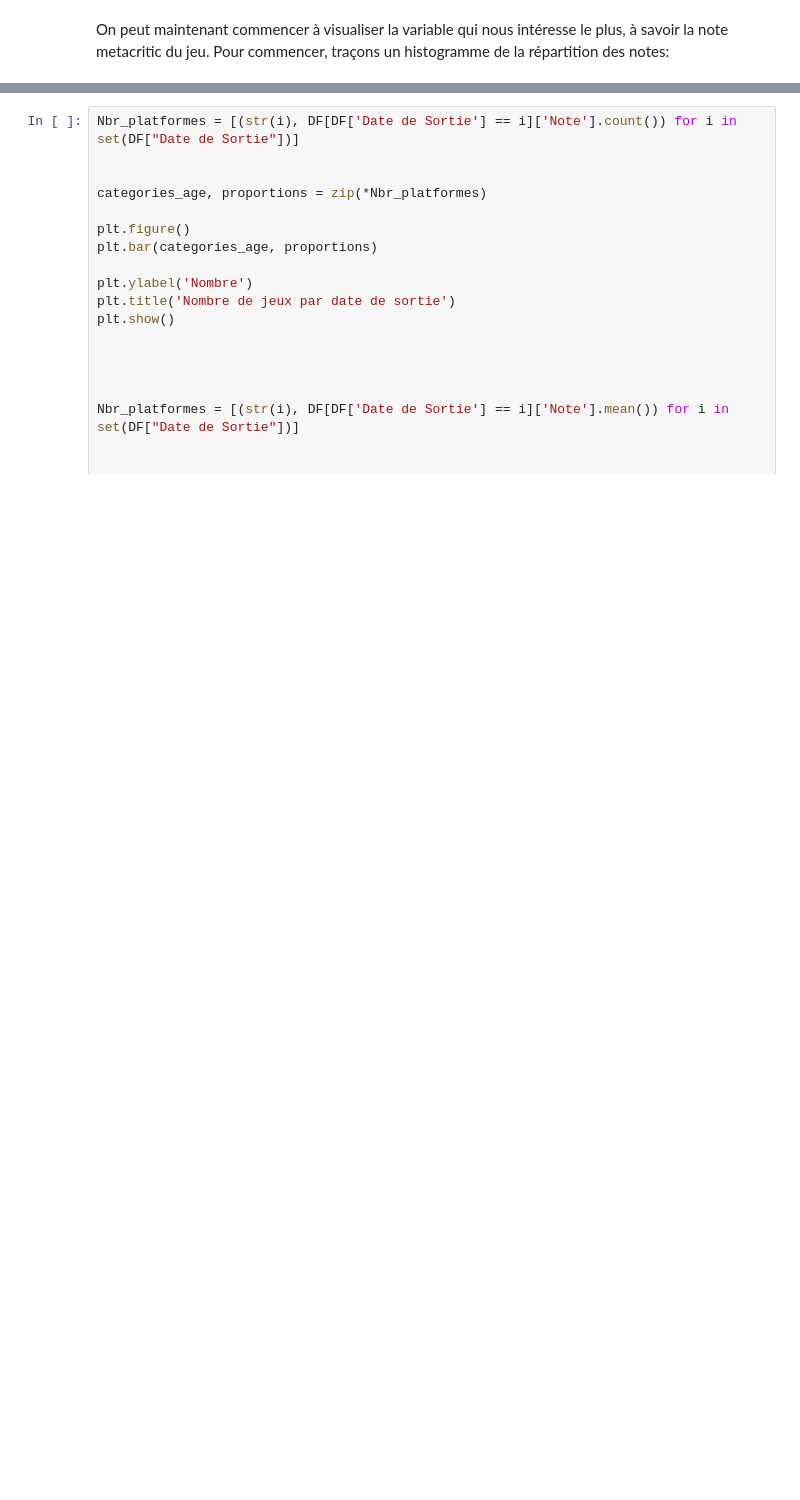
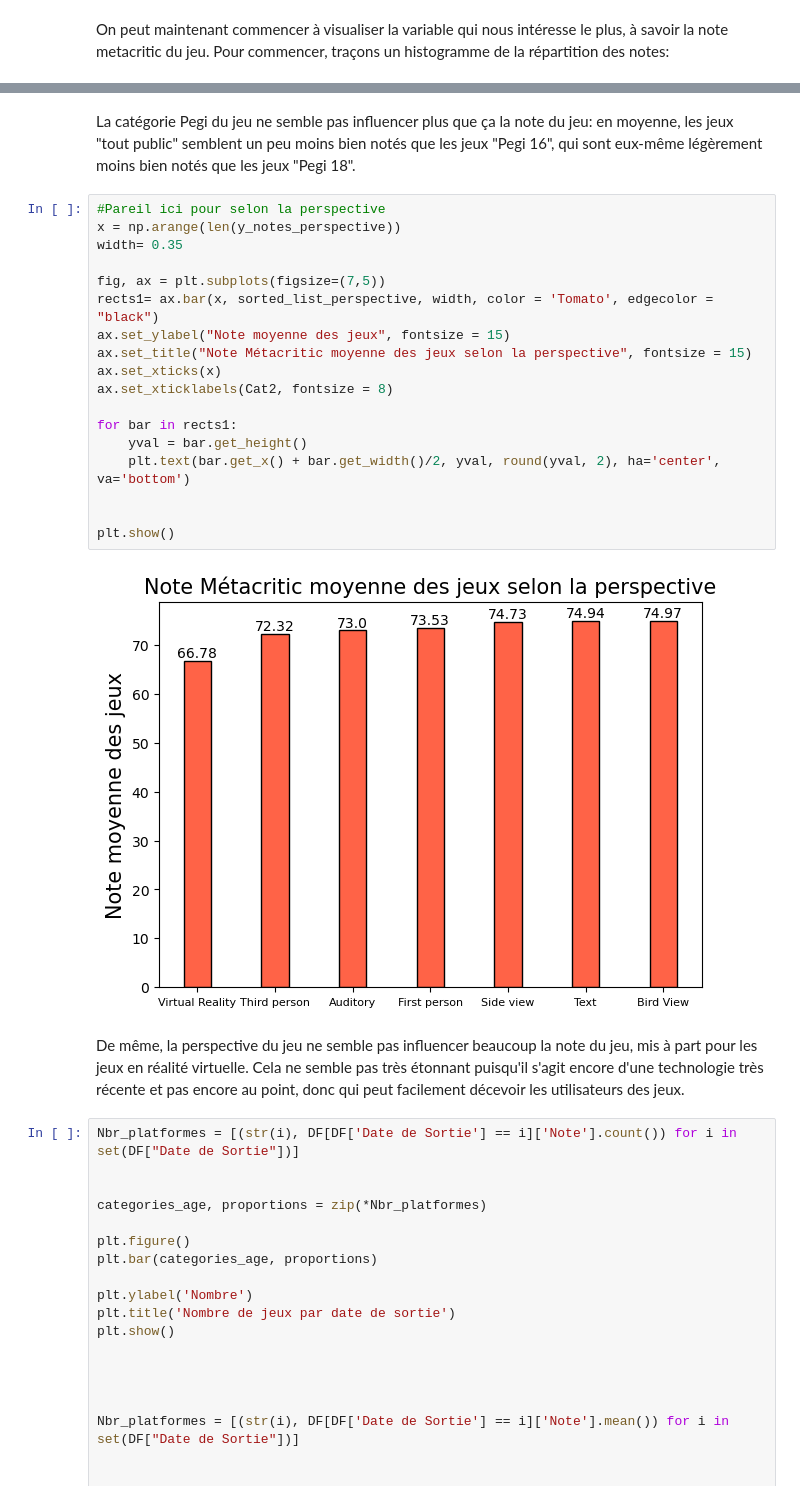
Before and after one commit to PyTomSss/PythonProjects, a Jupyter notebook: Project_Notebook.ipynb, the cells around one changed output, grey strips where cells are left out. Cells and saved outputs as stored; diff of their text form; blank space fills up the shorter version.

```diff
--- a/Project_Notebook.ipynb
+++ b/Project_Notebook.ipynb
@@ -1213,3 +1211,27 @@ plt.show()
+# %% [markdown]
+La catégorie Pegi du jeu ne semble pas influencer plus que ça la note du jeu: en moyenne, les jeux "tout public" semblent un peu moins bien notés que les jeux "Pegi 16", qui sont eux-même légèrement moins bien notés que les jeux "Pegi 18".
+# %%
+#Pareil ici pour selon la perspective
+x = np.arange(len(y_notes_perspective))
+width= 0.35
+
+fig, ax = plt.subplots(figsize=(7,5))
+rects1= ax.bar(x, sorted_list_perspective, width, color = 'Tomato', edgecolor = "black")
+ax.set_ylabel("Note moyenne des jeux", fontsize = 15)
+ax.set_title("Note Métacritic moyenne des jeux selon la perspective", fontsize = 15)
+ax.set_xticks(x)
+ax.set_xticklabels(Cat2, fontsize = 8)
+
+for bar in rects1:
+    yval = bar.get_height()
+    plt.text(bar.get_x() + bar.get_width()/2, yval, round(yval, 2), ha='center', va='bottom')
+
+
+plt.show()
+# %% [output]
+[figure, added]
+# %% [markdown]
+De même, la perspective du jeu ne semble pas influencer beaucoup la note du jeu, mis à part pour les jeux en réalité virtuelle. Cela ne semble pas très étonnant puisqu'il s'agit encore d'une technologie très récente et pas encore au point, donc qui peut facilement décevoir les utilisateurs des jeux.
 # %%
 Nbr_platformes = [(str(i), DF[DF['Date de Sortie'] == i]['Note'].count()) for i in set(DF["Date de Sortie"])]
 
```
Also changed, not shown: parts of 17 cells of this notebook.
